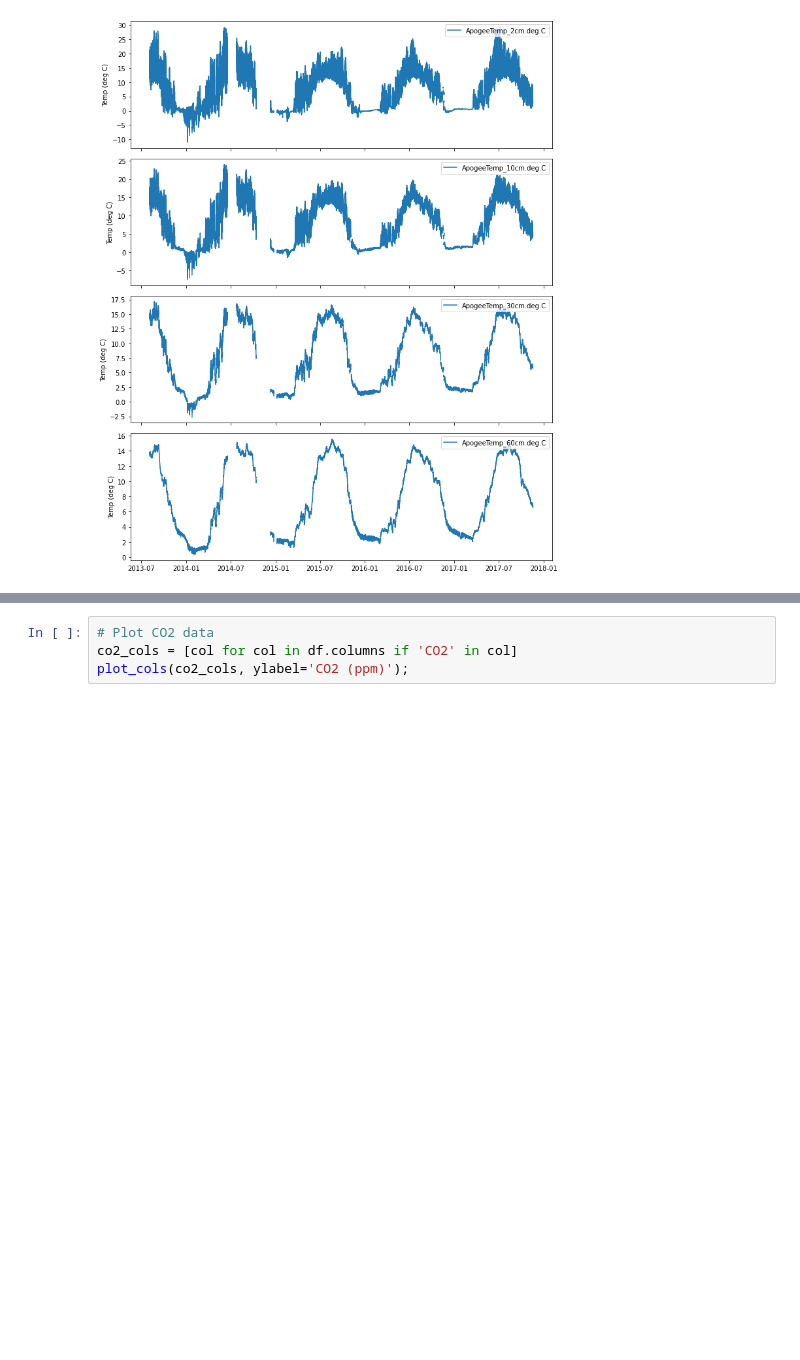
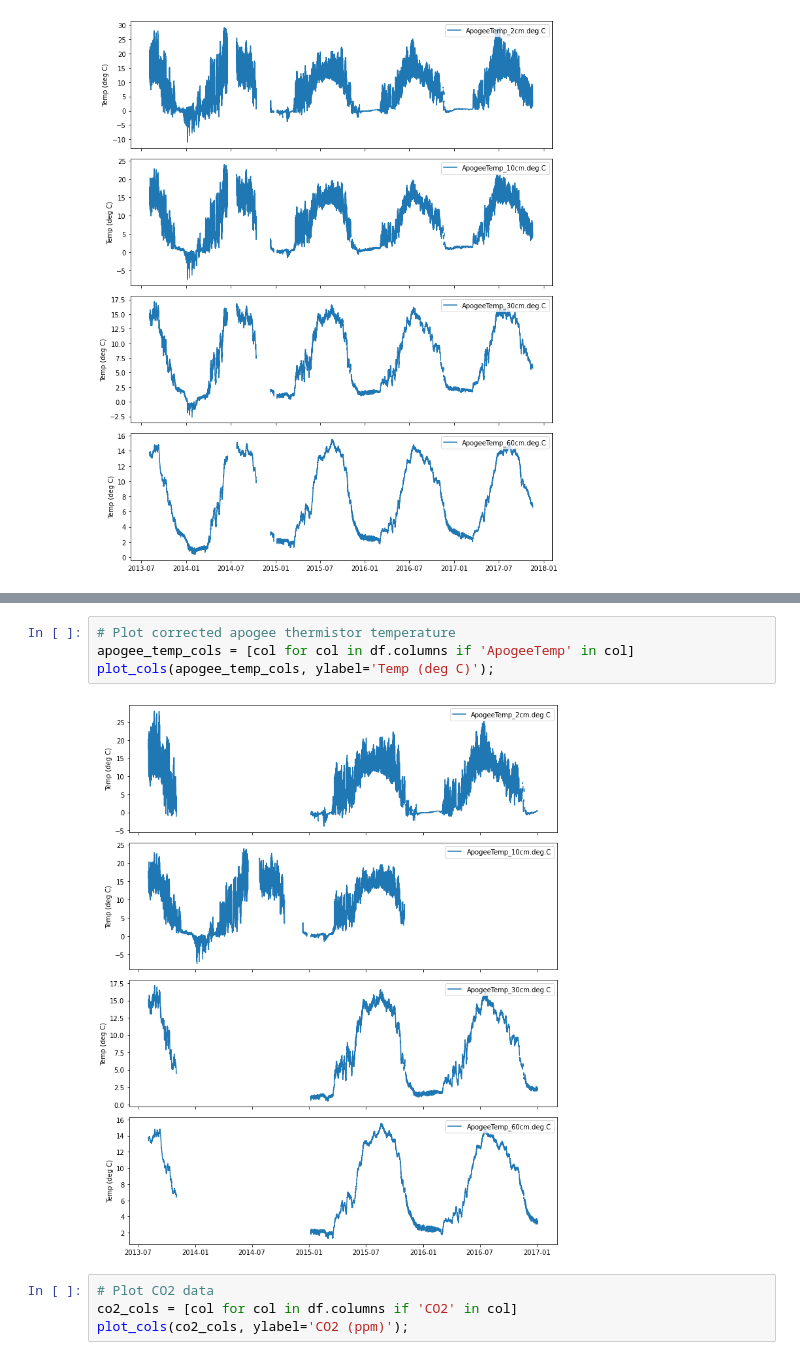
Before and after one commit to mberghouse/CO2-Data, a Jupyter notebook: python_processing/Catalina-Jemez_CZO/MC_Pit3.ipynb, the cells around one changed output, grey strips where cells are left out. Cells and saved outputs as stored; diff of their text form; blank space fills up the shorter version.

```diff
--- a/python_processing/Catalina-Jemez_CZO/MC_Pit3.ipynb
+++ b/python_processing/Catalina-Jemez_CZO/MC_Pit3.ipynb
@@ -116,3 +140,9 @@ plot_cols(apogee_temp_cols, ylabel='Temp (deg C)');
+# %%
+# Plot corrected apogee thermistor temperature
+apogee_temp_cols = [col for col in df.columns if 'ApogeeTemp' in col]
+plot_cols(apogee_temp_cols, ylabel='Temp (deg C)');
+# %% [output]
+[figure, added]
 # %%
 # Plot CO2 data
 co2_cols = [col for col in df.columns if 'CO2' in col]
```
Also changed, not shown: parts of 21 cells of this notebook, 32 other files.
